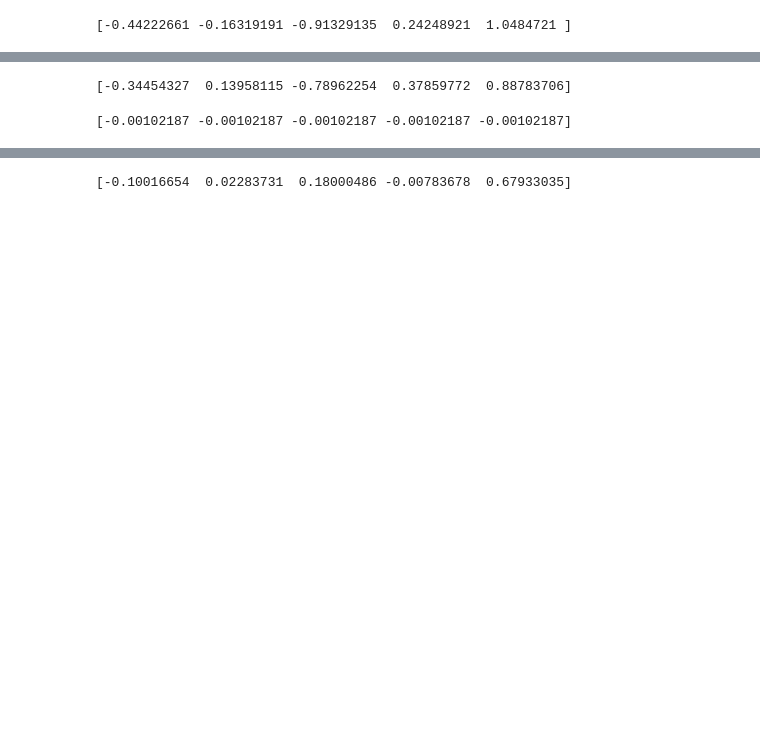
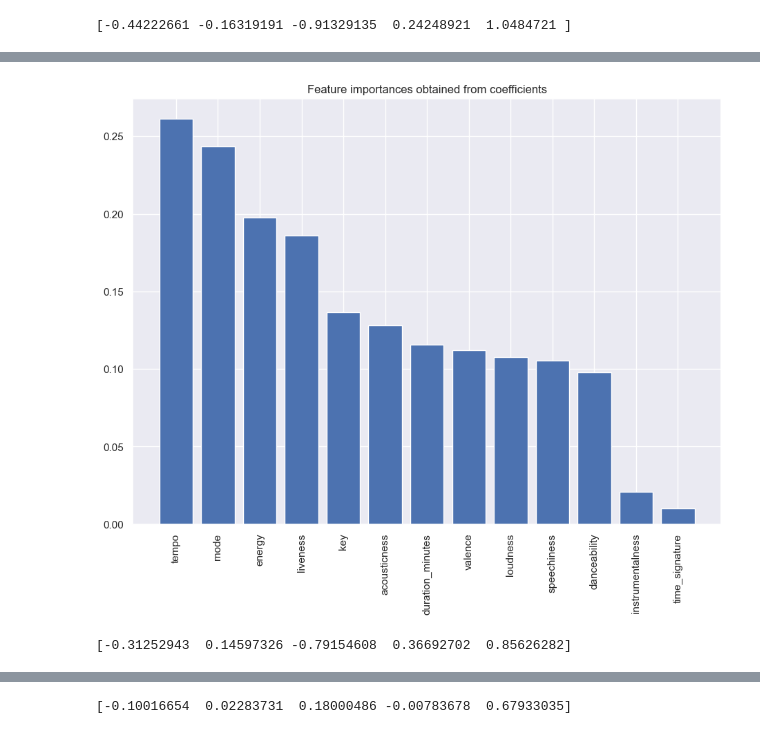
Before and after one commit to hypothetical-lemon/COMP4449-capstone, a Jupyter notebook: midterm/heather_lemon_midterm.ipynb, the cells around one changed output, grey strips where cells are left out. Cells and saved outputs as stored; diff of their text form; code cells hidden in the pictures; blank space fills up the shorter version.

```diff
--- a/midterm/heather_lemon_midterm.ipynb
+++ b/midterm/heather_lemon_midterm.ipynb
@@ -795,0 +850,13 @@ prettytable.add_row(['SVM Regressor', round(regr_svm.score(x_train, y_train), 5)
+# %%
+results = permutation_importance(regr_svm, x_train, y_train, n_repeats=1, n_jobs=10, random_state=0, scoring='r2')
+p_importance = results.importances_mean
+# %%
+importances = pd.DataFrame(data={
+    'Attribute': scaled_data.columns,
+    'Importance': p_importance
+})
+importances = importances.sort_values(by='Importance', ascending=False)
+
+prettytable.add_row(['SVM Regressor', round(regr_svm.score(x_train, y_train), 5), importances.iloc[0][0], importances.iloc[0][1]])
+
+importances
@@ -796,19 +878,15 @@ prettytable.add_row(['SVM Regressor', round(regr_svm.score(x_train, y_train), 5)
+# %%
+plt.bar(x=importances['Attribute'], height=importances['Importance'])
+plt.title('Feature importances obtained from coefficients')
+plt.xticks(rotation='vertical')
+plt.show()
+# %% [output]
+[figure, added]
 # %%
 bgr = BaggingRegressor()
 
 bgr = bgr.fit(x_train, y_train)
 bgr_pred = bgr.predict(x_train)
 print(bgr_pred[:5])
-
-prettytable.add_row(['Bagging Regressor', round(bgr.score(x_train, y_train), 5)])
 # %% [output]
-[-0.34454327  0.13958115 -0.78962254  0.37859772  0.88783706]
+[-0.31252943  0.14597326 -0.79154608  0.36692702  0.85626282]
-# %%
-lasso = Lasso()
-lasso_model = lasso.fit(x_train, y_train)
-lasso_train_pred = lasso_model.predict(x_train)
-print(lasso_train_pred[:5])
-
-prettytable.add_row(['Lasso Regressor', round(lasso_model.score(x_train, y_train), 5)])
-# %% [output]
-[-0.00102187 -0.00102187 -0.00102187 -0.00102187 -0.00102187]
```
Also changed, not shown: parts of 49 cells of this notebook.
